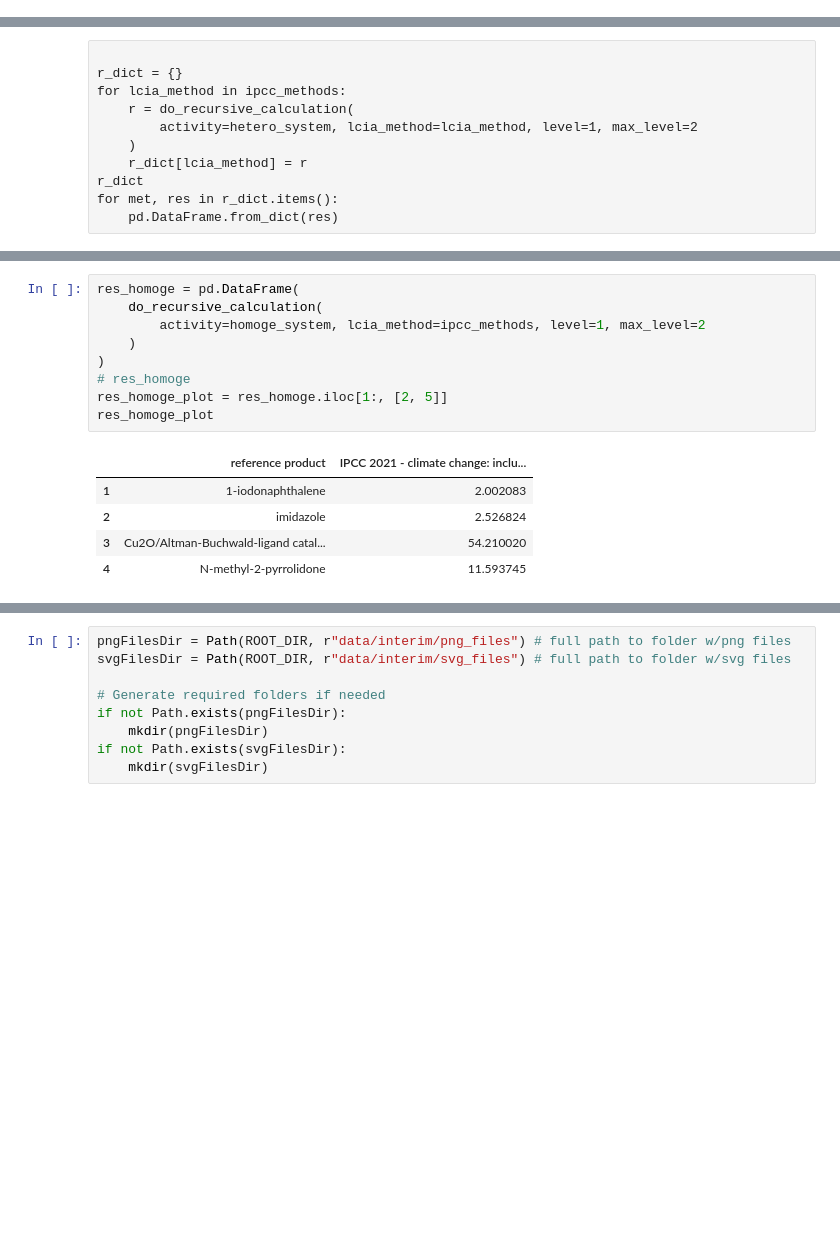
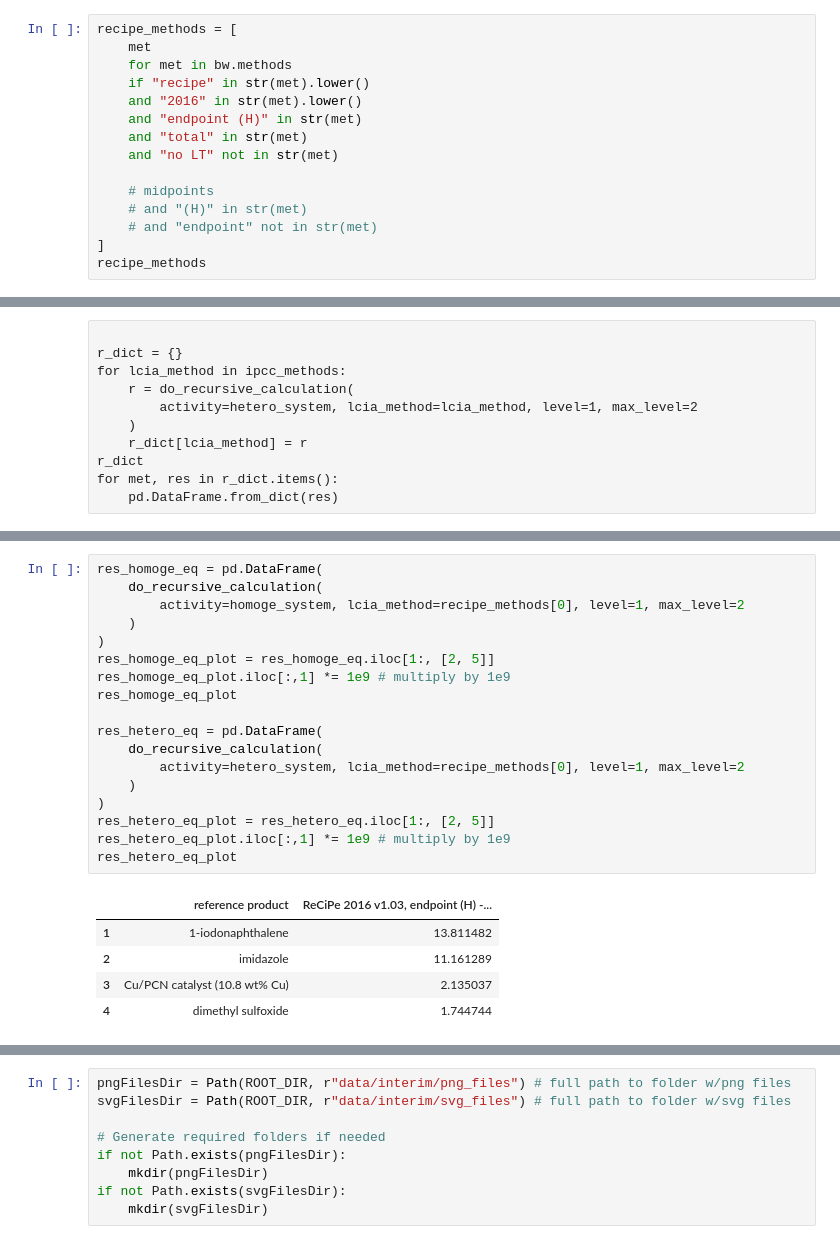
Before and after one commit to vtulus/LCA-of-heterogeneous-GAC, a Jupyter notebook: notebooks/LCAscores_total_doughnutchart.ipynb, the cells around one changed output, grey strips where cells are left out. Drawn from its saved outputs; the diff is of its cells as text; blank space fills up the shorter version.

```diff
--- a/notebooks/LCAscores_total_doughnutchart.ipynb
+++ b/notebooks/LCAscores_total_doughnutchart.ipynb
@@ -37,3 +37,18 @@ ipcc_methods
 ('IPCC 2021',
  'climate change: including SLCFs',
  'global warming potential (GWP100)')
+# %%
+recipe_methods = [
+    met
+    for met in bw.methods
+    if "recipe" in str(met).lower()
+    and "2016" in str(met).lower()
+    and "endpoint (H)" in str(met)
+    and "total" in str(met)
+    and "no LT" not in str(met)
+
+    # midpoints
+    # and "(H)" in str(met)
+    # and "endpoint" not in str(met)
+]
+recipe_methods
@@ -152,15 +221,24 @@ res_hetero_plot
-# %%
-res_homoge = pd.DataFrame(
-    do_recursive_calculation(
-        activity=homoge_system, lcia_method=ipcc_methods, level=1, max_level=2
-    )
-)
-# res_homoge
-res_homoge_plot = res_homoge.iloc[1:, [2, 5]]
-res_homoge_plot
-# %% [output]
-|  | reference product | IPCC 2021 - climate change: inclu... |
-| 1 | 1-iodonaphthalene | 2.002083 |
-| 2 | imidazole | 2.526824 |
-| 3 | Cu2O/Altman-Buchwald-ligand catal... | 54.210020 |
-| 4 | N-methyl-2-pyrrolidone | 11.593745 |
+# %%
+res_homoge_eq = pd.DataFrame(
+    do_recursive_calculation(
+        activity=homoge_system, lcia_method=recipe_methods[0], level=1, max_level=2
+    )
+)
+res_homoge_eq_plot = res_homoge_eq.iloc[1:, [2, 5]]
+res_homoge_eq_plot.iloc[:,1] *= 1e9 # multiply by 1e9
+res_homoge_eq_plot
+
+res_hetero_eq = pd.DataFrame(
+    do_recursive_calculation(
+        activity=hetero_system, lcia_method=recipe_methods[0], level=1, max_level=2
+    )
+)
+res_hetero_eq_plot = res_hetero_eq.iloc[1:, [2, 5]]
+res_hetero_eq_plot.iloc[:,1] *= 1e9 # multiply by 1e9
+res_hetero_eq_plot
+# %% [output]
+|  | reference product | ReCiPe 2016 v1.03, endpoint (H) -... |
+| 1 | 1-iodonaphthalene | 13.811482 |
+| 2 | imidazole | 11.161289 |
+| 3 | Cu/PCN catalyst (10.8 wt% Cu) | 2.135037 |
+| 4 | dimethyl sulfoxide | 1.744744 |
```
Also changed, not shown: parts of 14 cells of this notebook.
